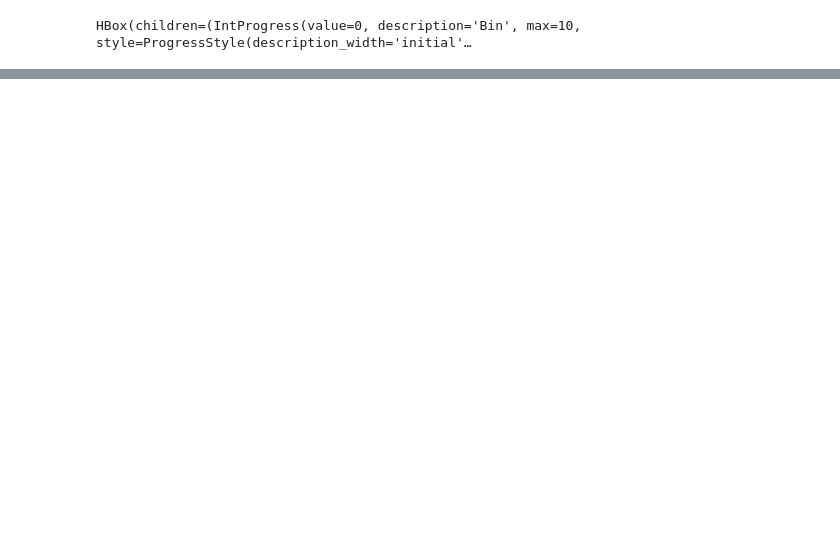
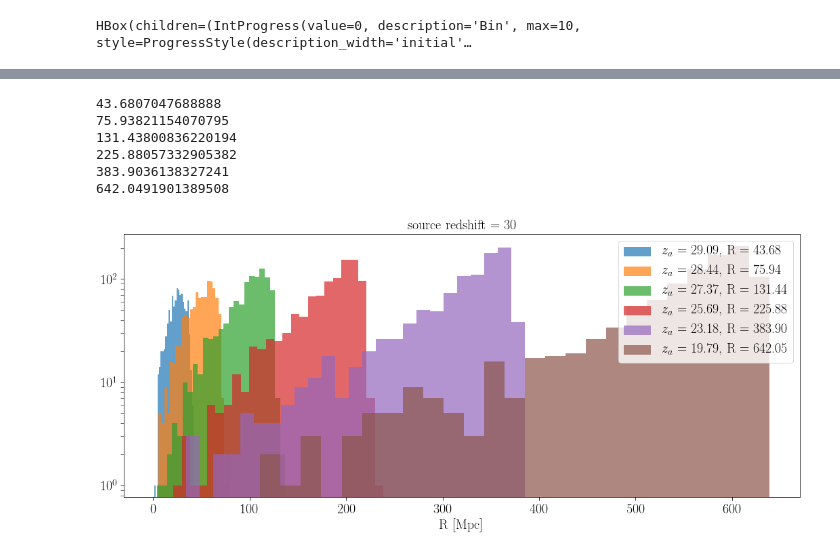
Before and after one commit to ireis/lya_scattering_mc, a Jupyter notebook: Lya_sctr_plots.ipynb, the cells around one changed output, grey strips where cells are left out. Saved outputs shown, nothing was run; the diff lists cells and outputs as text; code cells hidden in the pictures; blank space fills up the shorter version.

```diff
--- a/Lya_sctr_plots.ipynb
+++ b/Lya_sctr_plots.ipynb
@@ -53,0 +63,37 @@ plt.show()
+# %%
+import matplotlib.pyplot as plt
+from astropy.cosmology import WMAP9 as cosmo
+from astropy import units as u
+import numpy
+plt.figure(figsize = (15,7))
+
+zs = 30
+plt.title('source redshift = {}'.format(zs), fontsize = 20)
+
+for idx in range(4,10):
+    nu = lya_scatter.nu_grid[idx]/lya_scatter.nu_a
+    za = (1 + zs)/nu - 1
+
+
+
+    R = 6 / (cosmo.h * (cosmo.Om0)**(0.5)) * (1/numpy.sqrt(1 + za) - 1/numpy.sqrt(1 + zs)) * 1000
+    print(R)
+    Rs_Mpc = lya_scatter.R_all[idx].to(lya.u.Mpc).value
+    plt.hist(Rs_Mpc, density=False, label = r'$z_a$ = {:.2f}, R = {:.2f}'.format(za, R), alpha = 0.7, bins = 25)
+
+plt.xlabel('R [Mpc]', fontsize = 20)
+plt.xticks(fontsize = 20)
+plt.yticks(fontsize = 20)
+plt.legend(fontsize = 20)
+plt.yscale('log')
+plt.tight_layout()
+#plt.savefig('dd.png')
+plt.show()
+# %% [output]
+43.6807047688888
+75.93821154070795
+131.43800836220194
+225.88057332905382
+383.9036138327241
+642.0491901389508
+[figure, added]
```
Also changed, not shown: parts of 3 cells of this notebook, 2 other files.
